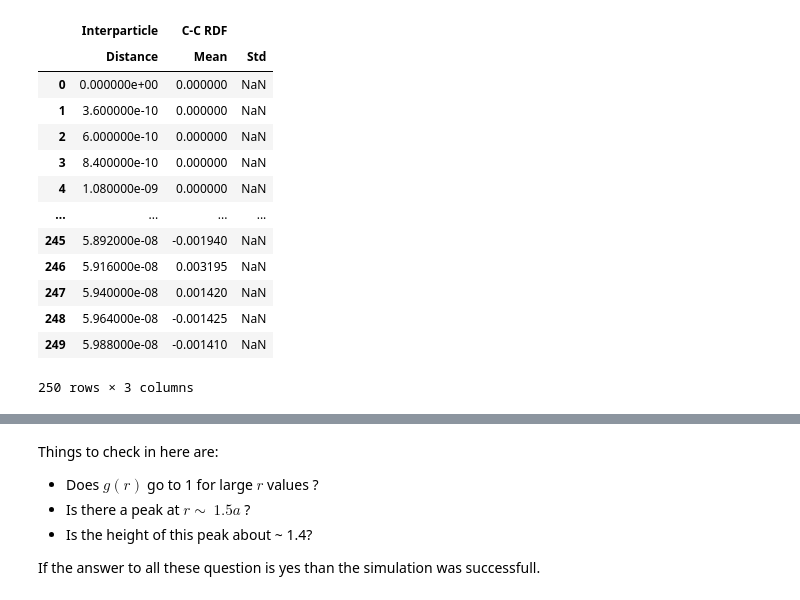
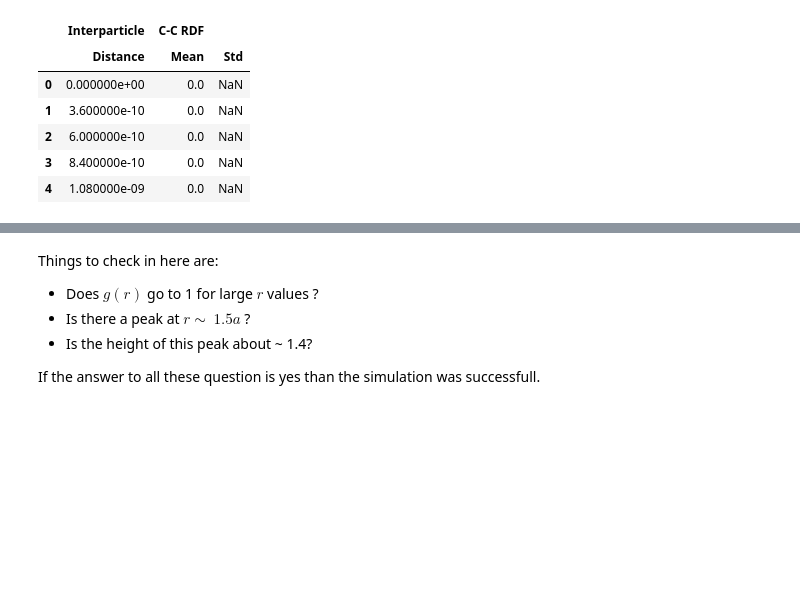
Before and after one commit to murillo-group/sarkas, a Jupyter notebook: docs/documentation/Tutorial_NB/Quickstart.ipynb, the cells around one changed output, grey strips where cells are left out. Drawn from its saved outputs; the diff is of its cells as text; code cells hidden in the pictures; blank space fills up the shorter version.

```diff
--- a/docs/documentation/Tutorial_NB/Quickstart.ipynb
+++ b/docs/documentation/Tutorial_NB/Quickstart.ipynb
@@ -182,17 +158,11 @@ Radial Distribution Function Calculation Time: 2 sec 899 msec 620 usec 375 nsec
-# %%
-rdf.dataframe
-# %% [output]
-|  | Interparticle | C-C RDF |  |
-|  | Distance | Mean | Std |
-| 0 | 0.000000e+00 | 0.000000 | NaN |
-| 1 | 3.600000e-10 | 0.000000 | NaN |
-| 2 | 6.000000e-10 | 0.000000 | NaN |
-| 3 | 8.400000e-10 | 0.000000 | NaN |
-| 4 | 1.080000e-09 | 0.000000 | NaN |
-| ... | ... | ... | ... |
-| 245 | 5.892000e-08 | -0.001940 | NaN |
-| 246 | 5.916000e-08 | 0.003195 | NaN |
-| 247 | 5.940000e-08 | 0.001420 | NaN |
-| 248 | 5.964000e-08 | -0.001425 | NaN |
-| 249 | 5.988000e-08 | -0.001410 | NaN |
-250 rows × 3 columns
+# %%
+# Let's look at the data
+rdf.dataframe.head()
+# %% [output]
+|  | Interparticle | C-C RDF |  |
+|  | Distance | Mean | Std |
+| 0 | 0.000000e+00 | 0.0 | NaN |
+| 1 | 3.600000e-10 | 0.0 | NaN |
+| 2 | 6.000000e-10 | 0.0 | NaN |
+| 3 | 8.400000e-10 | 0.0 | NaN |
+| 4 | 1.080000e-09 | 0.0 | NaN |
```
Also changed, not shown: parts of 21 cells of this notebook, 16 other files.
